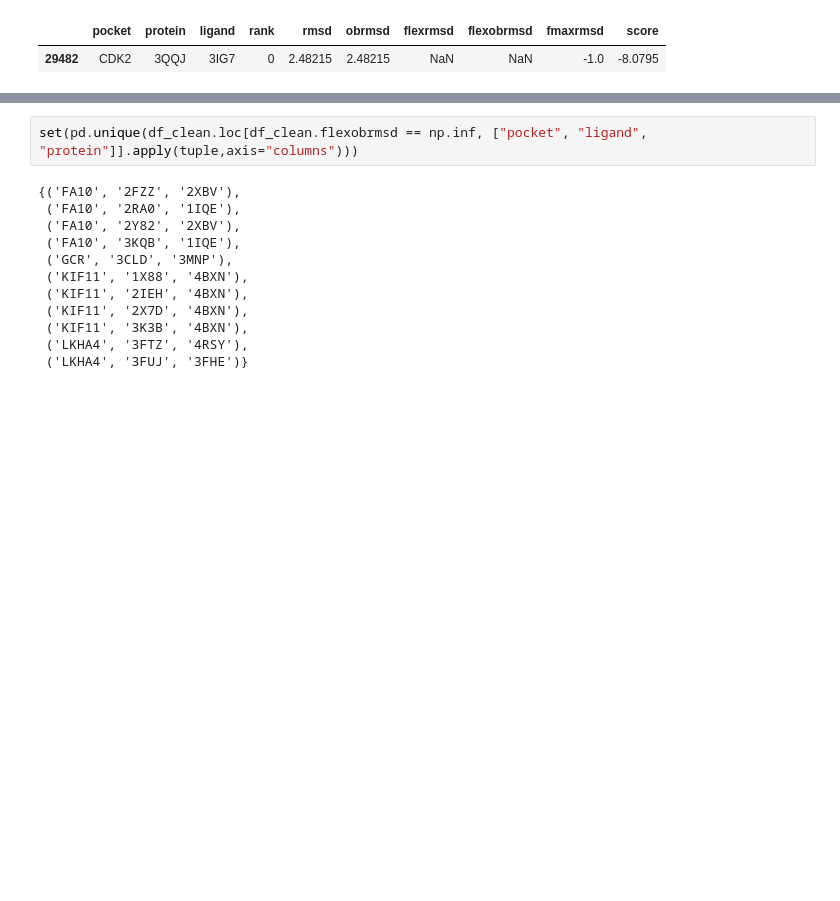
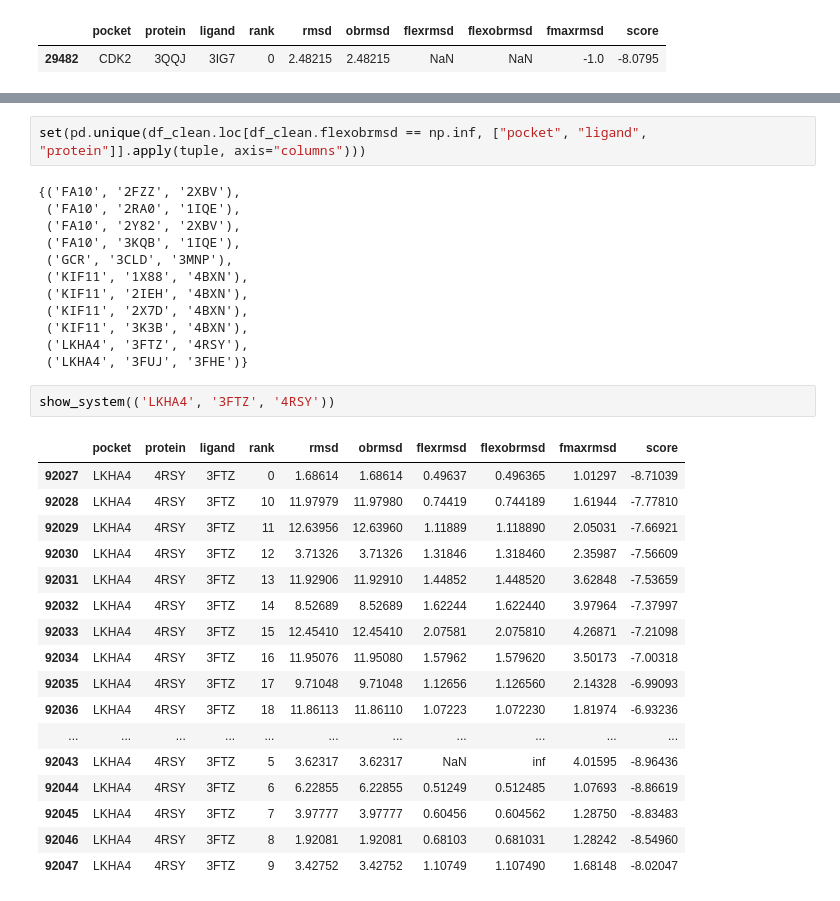
Before and after one commit to RMeli/gsoc19, a Jupyter notebook: crossdocking/cd-downsampled/analysis/docking.ipynb, the cells around one changed output, grey strips where cells are left out. Drawn from its saved outputs; the diff is of its cells as text; blank space fills up the shorter version.

```diff
--- a/crossdocking/cd-downsampled/analysis/docking.ipynb
+++ b/crossdocking/cd-downsampled/analysis/docking.ipynb
@@ -126,5 +128,5 @@ show_system(("KIF11","3K3B","4BXN"))
 # %%
-set(pd.unique(df_clean.loc[df_clean.flexobrmsd == np.inf, ["pocket", "ligand", "protein"]].apply(tuple,axis="columns")))
+set(pd.unique(df_clean.loc[df_clean.flexobrmsd == np.inf, ["pocket", "ligand", "protein"]].apply(tuple, axis="columns")))
 # %% [output]
 {('FA10', '2FZZ', '2XBV'),
  ('FA10', '2RA0', '1IQE'),
@@ -137,3 +139,23 @@ set(pd.unique(df_clean.loc[df_clean.flexobrmsd == np.inf, ["pocket", "ligand", "
  ('KIF11', '3K3B', '4BXN'),
  ('LKHA4', '3FTZ', '4RSY'),
  ('LKHA4', '3FUJ', '3FHE')}
+# %%
+show_system(('LKHA4', '3FTZ', '4RSY'))
+# %% [output]
+|  | pocket | protein | ligand | rank | rmsd | obrmsd | flexrmsd | flexobrmsd | fmaxrmsd | score |
+| 92027 | LKHA4 | 4RSY | 3FTZ | 0 | 1.68614 | 1.68614 | 0.49637 | 0.496365 | 1.01297 | -8.71039 |
+| 92028 | LKHA4 | 4RSY | 3FTZ | 10 | 11.97979 | 11.97980 | 0.74419 | 0.744189 | 1.61944 | -7.77810 |
+| 92029 | LKHA4 | 4RSY | 3FTZ | 11 | 12.63956 | 12.63960 | 1.11889 | 1.118890 | 2.05031 | -7.66921 |
+| 92030 | LKHA4 | 4RSY | 3FTZ | 12 | 3.71326 | 3.71326 | 1.31846 | 1.318460 | 2.35987 | -7.56609 |
+| 92031 | LKHA4 | 4RSY | 3FTZ | 13 | 11.92906 | 11.92910 | 1.44852 | 1.448520 | 3.62848 | -7.53659 |
+| 92032 | LKHA4 | 4RSY | 3FTZ | 14 | 8.52689 | 8.52689 | 1.62244 | 1.622440 | 3.97964 | -7.37997 |
+| 92033 | LKHA4 | 4RSY | 3FTZ | 15 | 12.45410 | 12.45410 | 2.07581 | 2.075810 | 4.26871 | -7.21098 |
+| 92034 | LKHA4 | 4RSY | 3FTZ | 16 | 11.95076 | 11.95080 | 1.57962 | 1.579620 | 3.50173 | -7.00318 |
+| 92035 | LKHA4 | 4RSY | 3FTZ | 17 | 9.71048 | 9.71048 | 1.12656 | 1.126560 | 2.14328 | -6.99093 |
+| 92036 | LKHA4 | 4RSY | 3FTZ | 18 | 11.86113 | 11.86110 | 1.07223 | 1.072230 | 1.81974 | -6.93236 |
+| ... | ... | ... | ... | ... | ... | ... | ... | ... | ... | ... |
+| 92043 | LKHA4 | 4RSY | 3FTZ | 5 | 3.62317 | 3.62317 | NaN | inf | 4.01595 | -8.96436 |
+| 92044 | LKHA4 | 4RSY | 3FTZ | 6 | 6.22855 | 6.22855 | 0.51249 | 0.512485 | 1.07693 | -8.86619 |
+| 92045 | LKHA4 | 4RSY | 3FTZ | 7 | 3.97777 | 3.97777 | 0.60456 | 0.604562 | 1.28750 | -8.83483 |
+| 92046 | LKHA4 | 4RSY | 3FTZ | 8 | 1.92081 | 1.92081 | 0.68103 | 0.681031 | 1.28242 | -8.54960 |
+| 92047 | LKHA4 | 4RSY | 3FTZ | 9 | 3.42752 | 3.42752 | 1.10749 | 1.107490 | 1.68148 | -8.02047 |
```
Also changed, not shown: parts of 13 cells of this notebook, 1 other file.
